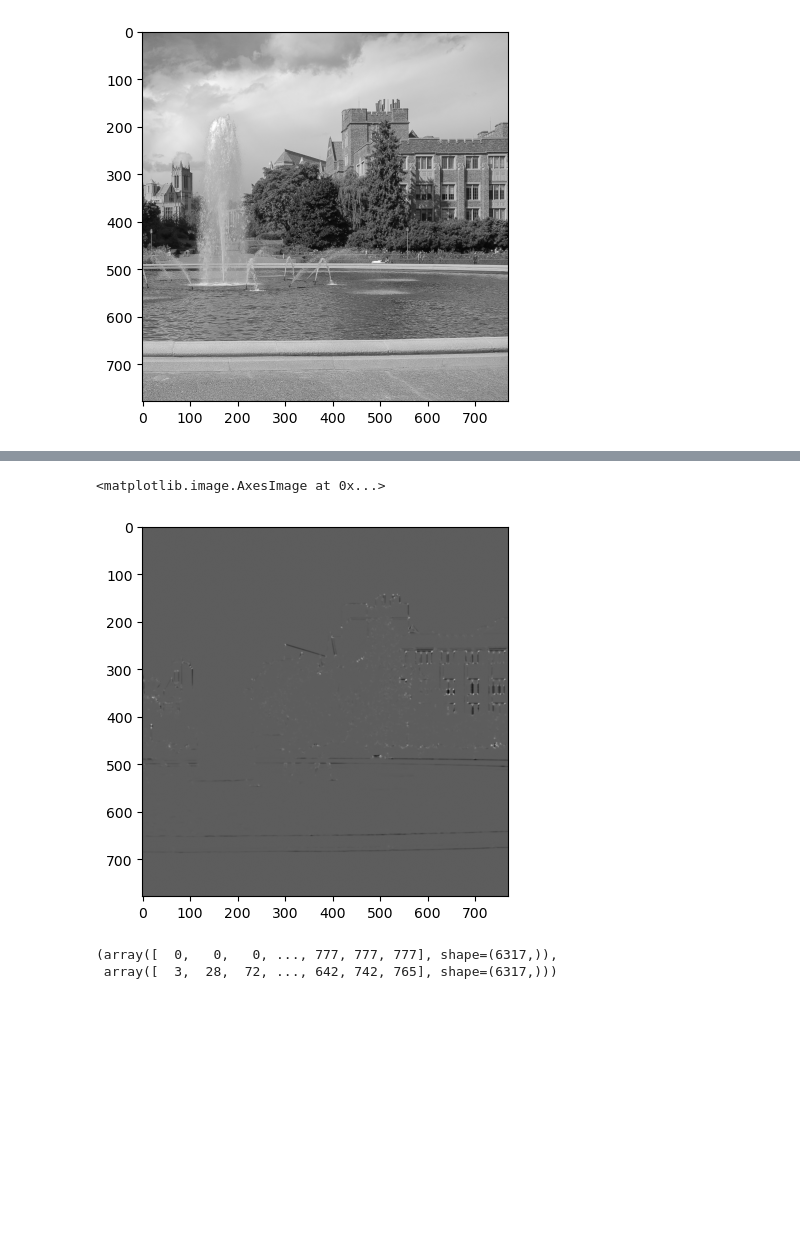
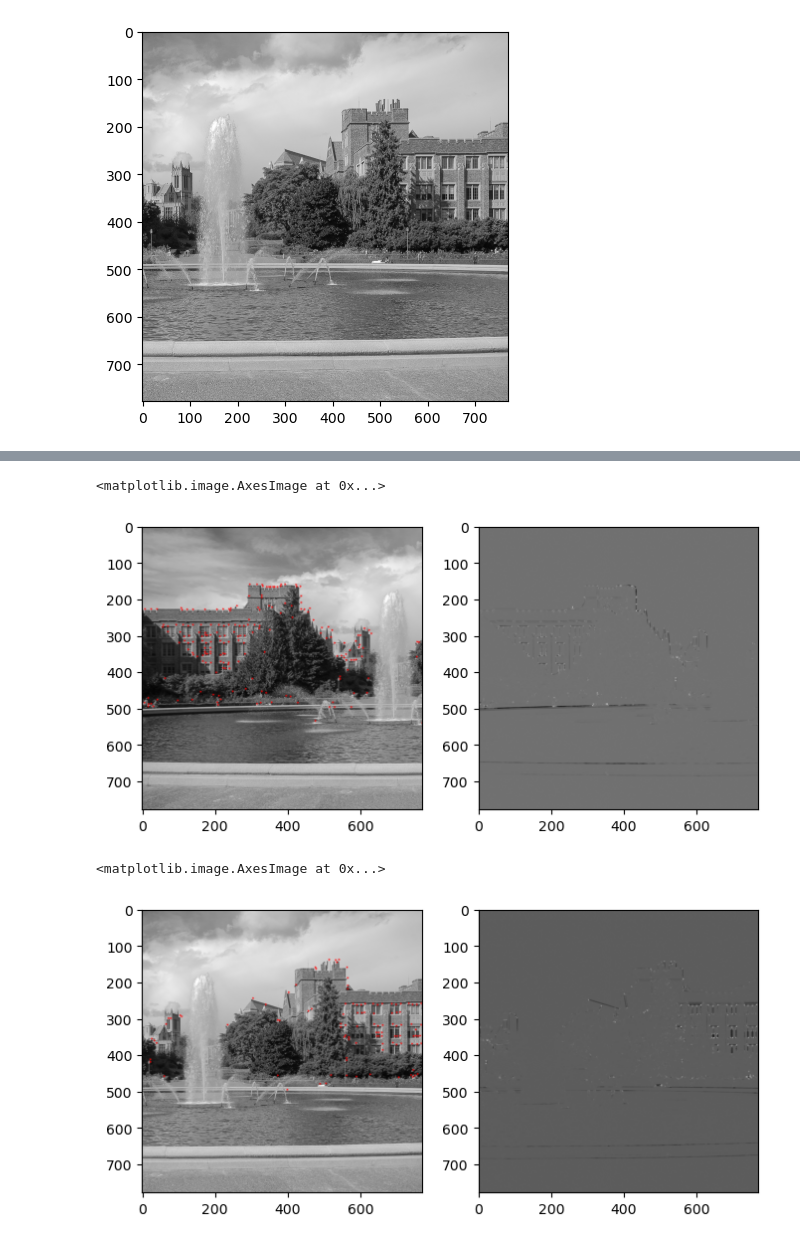
Before and after one commit to MrWlobo/Zaawansowane_Algorytmy_Wizyjne, a Jupyter notebook: Lab06/ZAW_Lab06.ipynb, the cells around one changed output, grey strips where cells are left out. Cells and saved outputs as stored; diff of their text form; code cells hidden in the pictures; blank space fills up the shorter version.

```diff
--- a/Lab06/ZAW_Lab06.ipynb
+++ b/Lab06/ZAW_Lab06.ipynb
@@ -64,4 +63,21 @@ def get_h_from_auto_corelation_matrix(image, sobel_size, gauss_size, K=0.05):
     det = blurred_I2x * blurred_I2y - (blurred_Ixy) ** 2
     trace = blurred_I2x + blurred_I2y
 
-    return det - K * trace ** 2
+    H = det - K * trace ** 2
+    H_norm = cv2.normalize(H, None, alpha=0, beta=1, norm_type=cv2.NORM_MINMAX, dtype=cv2.CV_32F)
+    return H_norm
+# %%
+def draw_corners(image, y_coords, x_coords):
+    output_image = image.copy()
+
+    for y, x in zip(y_coords, x_coords):
+        cv2.putText(
+            output_image,
+            "*",
+            (x, y),
+            cv2.FONT_HERSHEY_SIMPLEX,
+            0.5,
+            (255, 0, 0),
+            1
+        )
+    return output_image
@@ -68,3 +86,3 @@ def get_h_from_auto_corelation_matrix(image, sobel_size, gauss_size, K=0.05):
 # %%
-fountaint_1_H = get_h_from_auto_corelation_matrix(fountain_1, 7, 7)
-fountaint_2_H = get_h_from_auto_corelation_matrix(fountain_2, 7, 7)
+fountain_1_H = get_h_from_auto_corelation_matrix(fountain_1, 7, 7)
+fountain_2_H = get_h_from_auto_corelation_matrix(fountain_2, 7, 7)
@@ -76,10 +89,18 @@ plt.imshow(fountaint_1_H)
-# %%
-plt.imshow(fountaint_2_H)
-# %% [output]
-<matplotlib.image.AxesImage at 0x...>
-[figure, removed]
-# %%
-find_max(H, 7, 127)
-# %% [output]
-(array([  0,   0,   0, ..., 777, 777, 777], shape=(6317,)),
- array([  3,  28,  72, ..., 642, 742, 765], shape=(6317,)))
+# %%
+y_coords, x_coords = find_max(fountain_1_H, 7, 0.5)
+
+figure, axis = plt.subplots(1, 2, figsize=(8, 4))
+axis[0].imshow(draw_corners(cv2.cvtColor(fountain_1, cv2.COLOR_GRAY2BGR), y_coords, x_coords))
+axis[1].imshow(fountain_1_H)
+# %% [output]
+<matplotlib.image.AxesImage at 0x...>
+[figure, added]
+# %%
+y_coords, x_coords = find_max(fountain_2_H, 7, 0.5)
+
+figure, axis = plt.subplots(1, 2, figsize=(8, 4))
+axis[0].imshow(draw_corners(cv2.cvtColor(fountain_2, cv2.COLOR_GRAY2BGR), y_coords, x_coords))
+axis[1].imshow(fountain_2_H)
+# %% [output]
+<matplotlib.image.AxesImage at 0x...>
+[figure, added]
```
Also changed, not shown: parts of 4 cells of this notebook.
